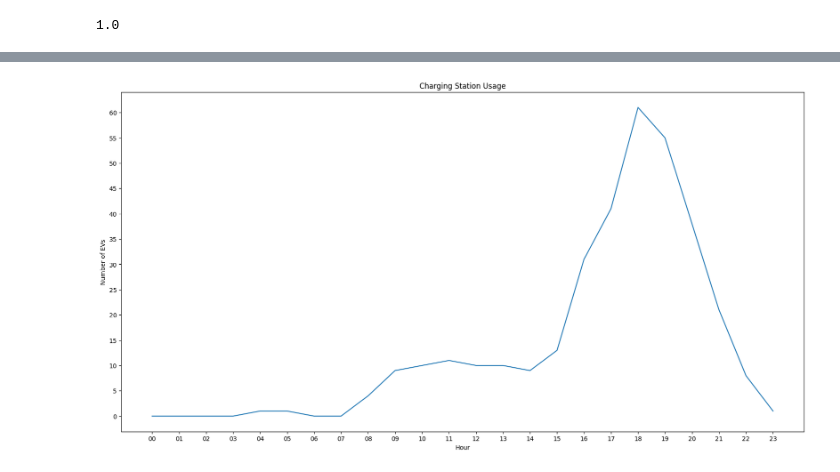
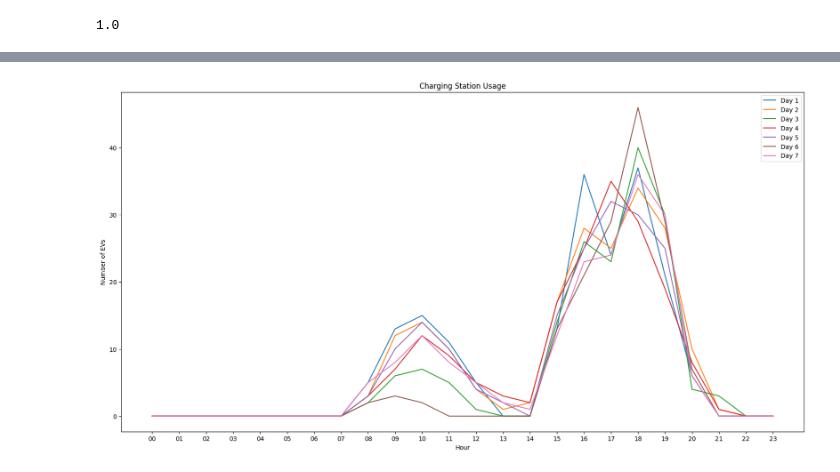
Before and after one commit to EV4EU/ev-profiling, a Jupyter notebook: ev-profiles.ipynb, the cells around one changed output, grey strips where cells are left out. Cells and saved outputs as stored; diff of their text form; code cells hidden in the pictures.

```diff
--- a/ev-profiles.ipynb
+++ b/ev-profiles.ipynb
@@ -941,3 +1244,12 @@ Charge time:  1.0381473958755556
+# %%
+# Create the simulation
+
+aggregator = Aggregator(profiles=PROFILES, evs=EVs, n_evs=100,
+                        charging_stations={'Public': PUBLIC_STATIONS, 'Private': PRIVATE_STATIONS},
+                        avg_speed_short=60, avg_speed_medium=80, avg_speed_long=100, avg_speed_variation=1.0,
+                        simulation_cycles=7)
+
+aggregator.run_simulation()
 # %%
 # Print the population
 aggregator.population_dataframe()
@@ -1147,25 +1424,38 @@ ev_charging_history_hourly
 # %%
 # Plot a timeline of the usage of the charging stations
 
-# Create a list of colors
+# Pick a Day. If None, every day is plotted
+
+DAY = None
 
 # Create a figure
 fig = plt.figure(figsize=(20, 10))
 
 # Plot the data
-plt.plot(np.sum(ev_charging_history_hourly, axis=0))#
+if DAY is not None:
+    plt.plot(np.sum(aggregator.simulation_dataframes['gen{:003d}'.format(DAY)]['ev_charging_history_hourly'], axis=0))
+else:
+    for i in range(1, len(aggregator.simulation_dataframes) + 1):
+        plt.plot(np.sum(aggregator.simulation_dataframes['gen{:003d}'.format(i)]['ev_charging_history_hourly'], axis=0))
+
 # Set the title
 plt.title('Charging Station Usage')
 
 # Set the x-axis label
 plt.xlabel('Hour')
 
 # Set the y-axis units
-plt.yticks(np.arange(0, max(np.sum(ev_charging_history_hourly, axis=0)), 5))
+#plt.yticks(np.arange(0, max(np.sum(aggregator.simulation_dataframes['gen001']['ev_charging_history_hourly'], axis=0)), 5))
 
 # Set the y-axis label
 plt.ylabel('Number of EVs')
 
+# Set the legend
+if DAY is not None:
+    plt.legend(['Day {}'.format(DAY)])
+else:
+    plt.legend(['Day {}'.format(i) for i in range(1, len(aggregator.simulation_dataframes) + 1)])
+
 plt.show()
 # %% [output]
-[figure, old version]
+[figure, new version]
```
Also changed, not shown: parts of 30 cells of this notebook.
